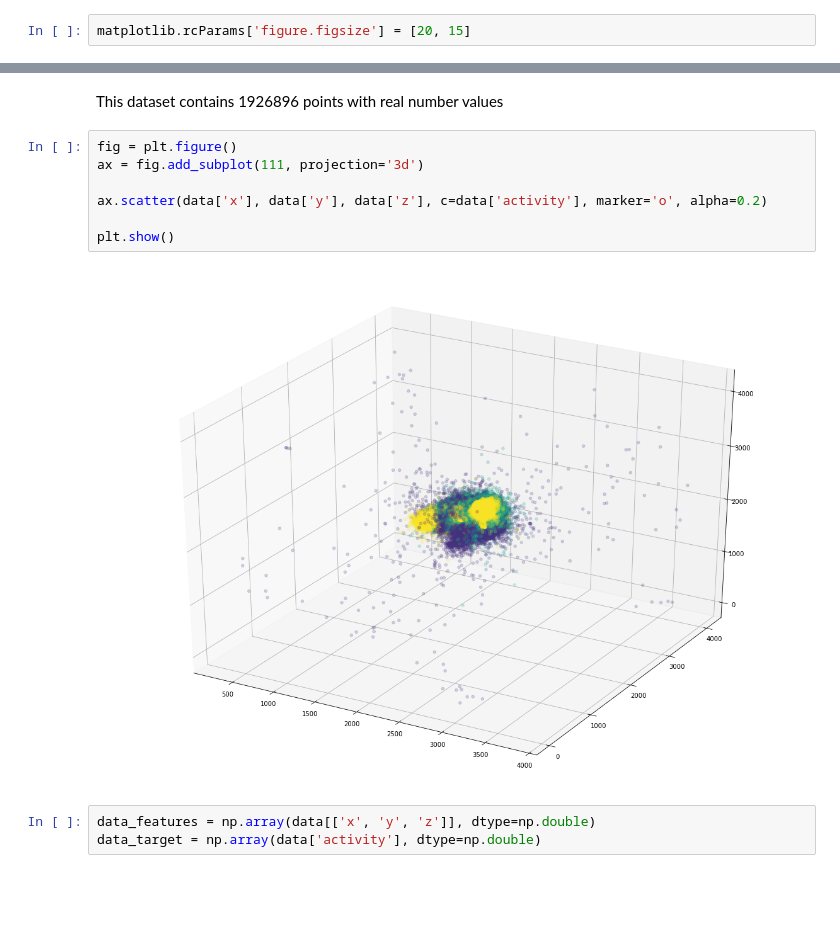
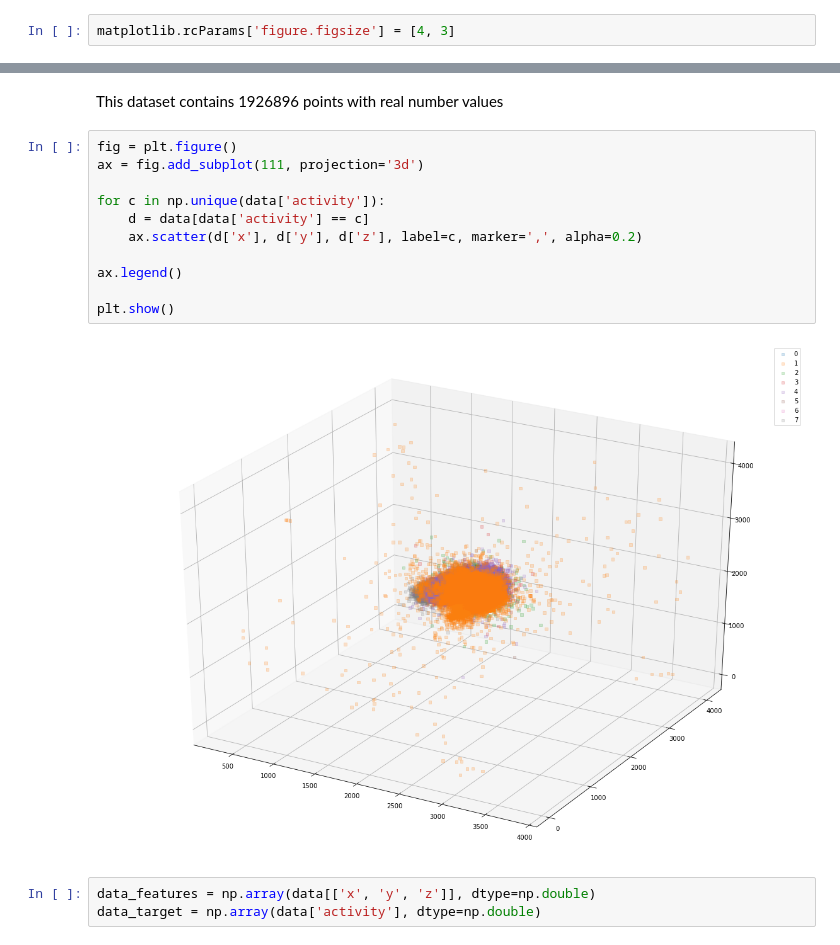
Before and after one commit to Delebrith/return-of-the-neighbours, a Jupyter notebook: experiments/classification_test.ipynb, the cells around one changed output, grey strips where cells are left out. Cells and saved outputs as stored; diff of their text form; blank space fills up the shorter version.

Commit message:
Images improvement

```diff
--- a/experiments/classification_test.ipynb
+++ b/experiments/classification_test.ipynb
@@ -16,7 +16,7 @@ import os
 sys.path.insert(0, os.path.join(os.getcwd(), "..", "kNN_NBC", "x64", "Release"))
 import pynbc
 # %%
-matplotlib.rcParams['figure.figsize'] = [20, 15]
+matplotlib.rcParams['figure.figsize'] = [4, 3]
 # %% [markdown]
 # Activity Recognition from Single Chest-Mounted Accelerometer dataset
 
@@ -45,12 +48,16 @@ This dataset contains 1926896 points with real number values
 # %%
 fig = plt.figure()
 ax = fig.add_subplot(111, projection='3d')
 
-ax.scatter(data['x'], data['y'], data['z'], c=data['activity'], marker='o', alpha=0.2)
+for c in np.unique(data['activity']):
+    d = data[data['activity'] == c]
+    ax.scatter(d['x'], d['y'], d['z'], label=c, marker=',', alpha=0.2)
+
+ax.legend()
 
 plt.show()
 # %% [output]
-[figure, old version]
+[figure, new version]
 # %%
 data_features = np.array(data[['x', 'y', 'z']], dtype=np.double)
 data_target = np.array(data['activity'], dtype=np.double)
```
Also changed, not shown: parts of 6 cells of this notebook.
